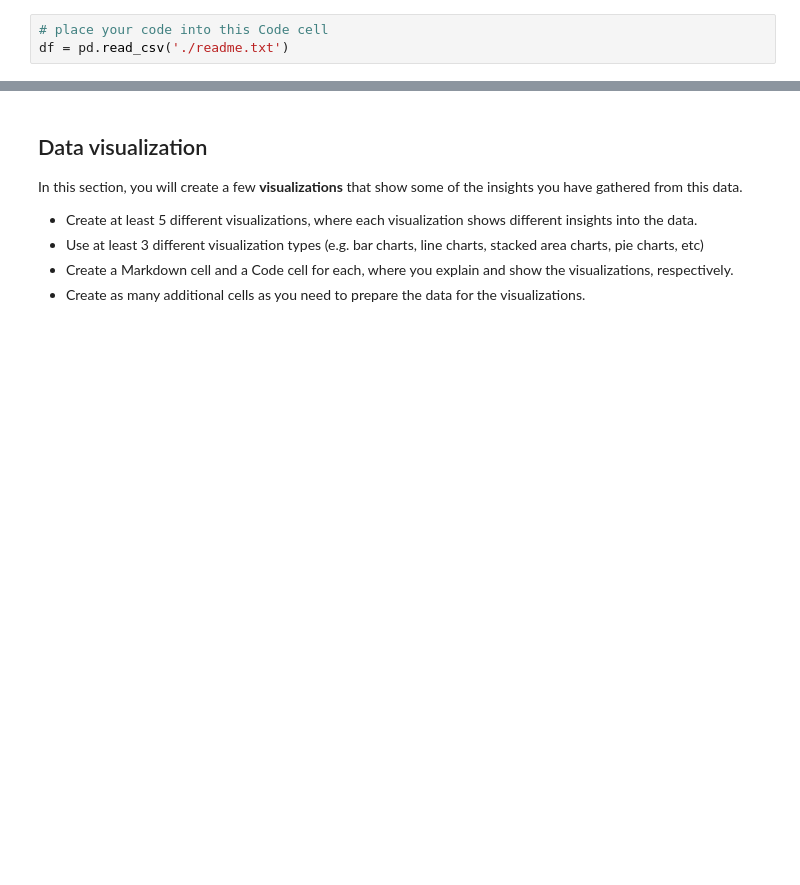
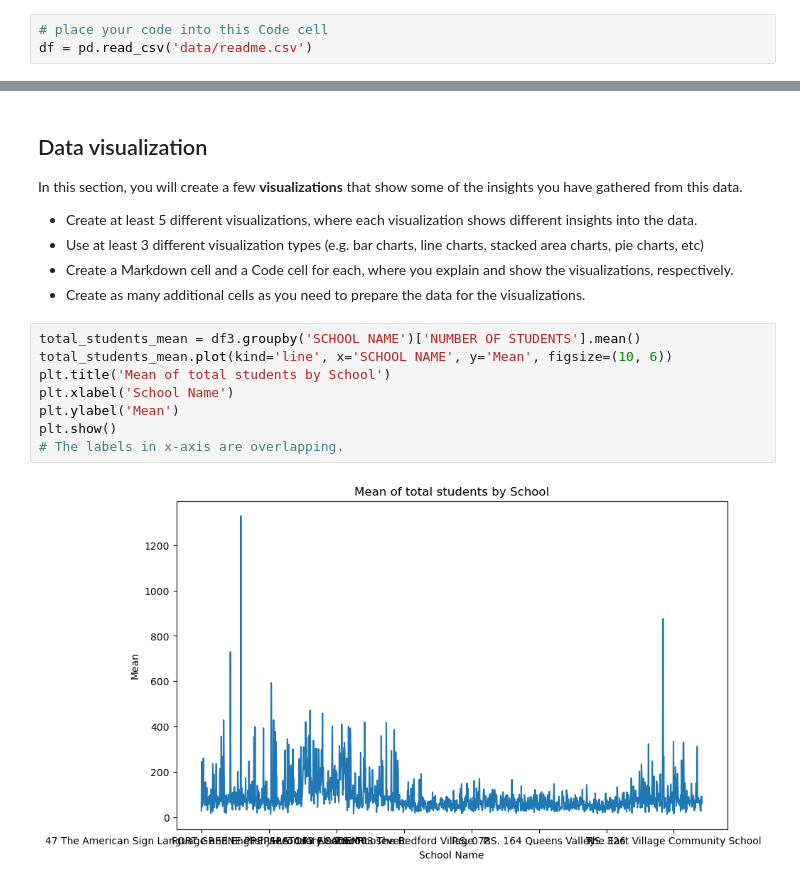
Before and after one commit to ShreyaJakharC/pythonPandasAnalysis, a Jupyter notebook: analysis.ipynb, the cells around one changed output, grey strips where cells are left out. Drawn from its saved outputs; the diff is of its cells as text; blank space fills up the shorter version.

```diff
--- a/analysis.ipynb
+++ b/analysis.ipynb
@@ -13,7 +13,7 @@ import pandas as pd
 In this section, you will import the raw data into a `pandas` DataFrame.
 # %%
 # place your code into this Code cell
-df = pd.read_csv('./readme.txt')
+df = pd.read_csv('data/readme.csv')
 # %% [markdown]
 ## Data inspection
 In this section, you will show enough of your data for a viewer to get a general sense of how the data is structured and any unique features of it.  Complete each of the indicated tasks in a Code cell, making sure to include a Markdown cell above each Code cell that explains what is being shown by the code.
@@ -74,3 +211,13 @@ In this section, you will create a few **visualizations** that show some of the
 - Use at least 3 different visualization types (e.g. bar charts, line charts, stacked area charts, pie charts, etc)
 - Create a Markdown cell and a Code cell for each, where you explain and show the visualizations, respectively.
 - Create as many additional cells as you need to prepare the data for the visualizations.
+# %%
+total_students_mean = df3.groupby('SCHOOL NAME')['NUMBER OF STUDENTS'].mean()
+total_students_mean.plot(kind='line', x='SCHOOL NAME', y='Mean', figsize=(10, 6))
+plt.title('Mean of total students by School')
+plt.xlabel('School Name')
+plt.ylabel('Mean')
+plt.show()
+# The labels in x-axis are overlapping.
+# %% [output]
+[figure, added]
```
Also changed, not shown: parts of 19 cells of this notebook, 1 other file.
